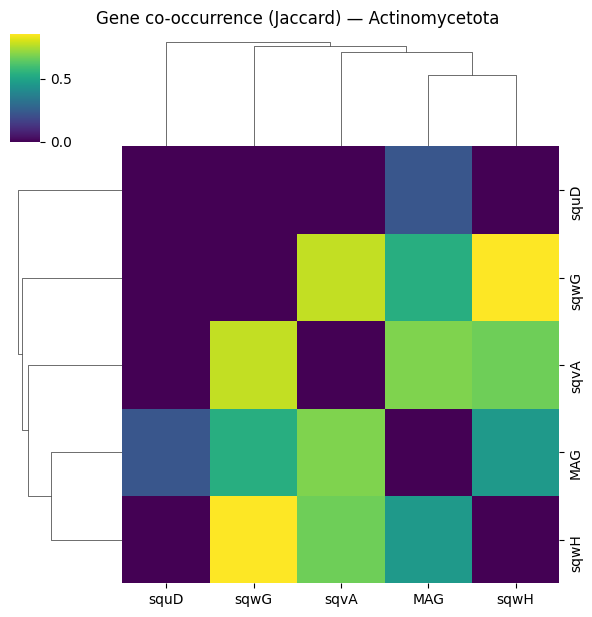
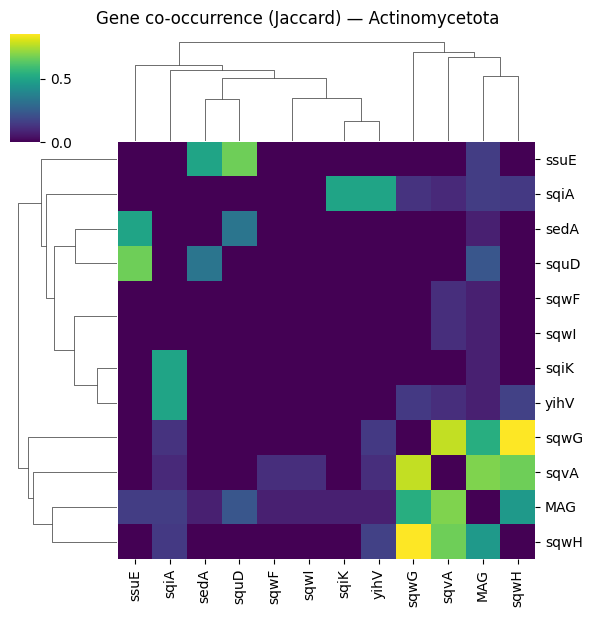
Unified diff of the notebook cell whose output changed from the first chart to the second:
--- before
+++ after
@@ -58,5 +58,5 @@
     # ----------------------------
     gene_freq = mat_bin.sum(axis=0)
-    keep_genes = gene_freq[gene_freq >= 3].index
+    keep_genes = gene_freq[gene_freq >= 1].index
 
     jaccard_phylum = jaccard_phylum.loc[keep_genes, keep_genes]
@@ -85,5 +85,5 @@
     # ----------------------------
     filename = f"clustermap_{phylum.replace(' ', '_')}.png"
-    g.savefig(f"pictures/co-occurence/{filename}", dpi=300, bbox_inches="tight")
+    #g.savefig(f"pictures/co-occurence/{filename}", dpi=300, bbox_inches="tight")
 
     plt.show()

Commit: minore changes